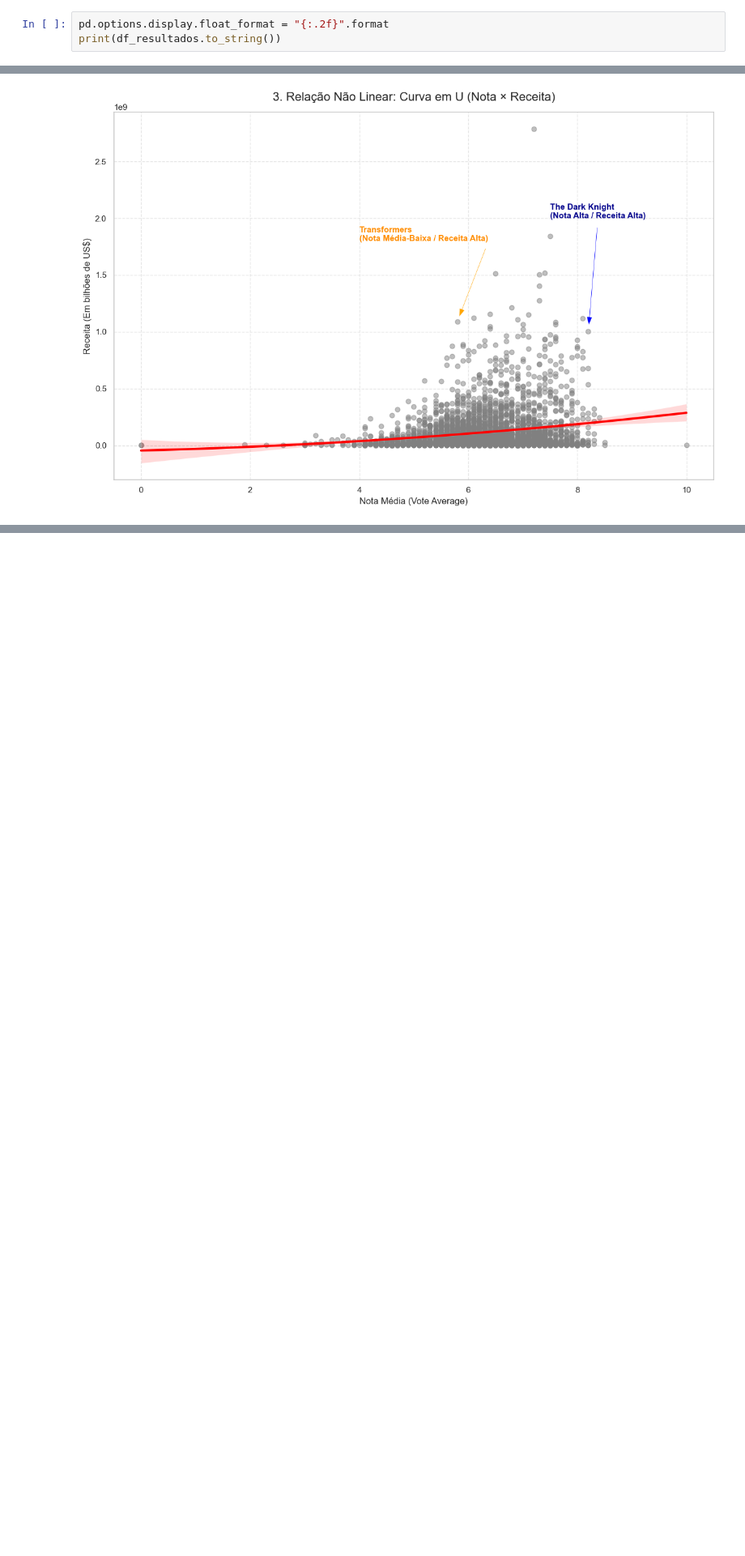
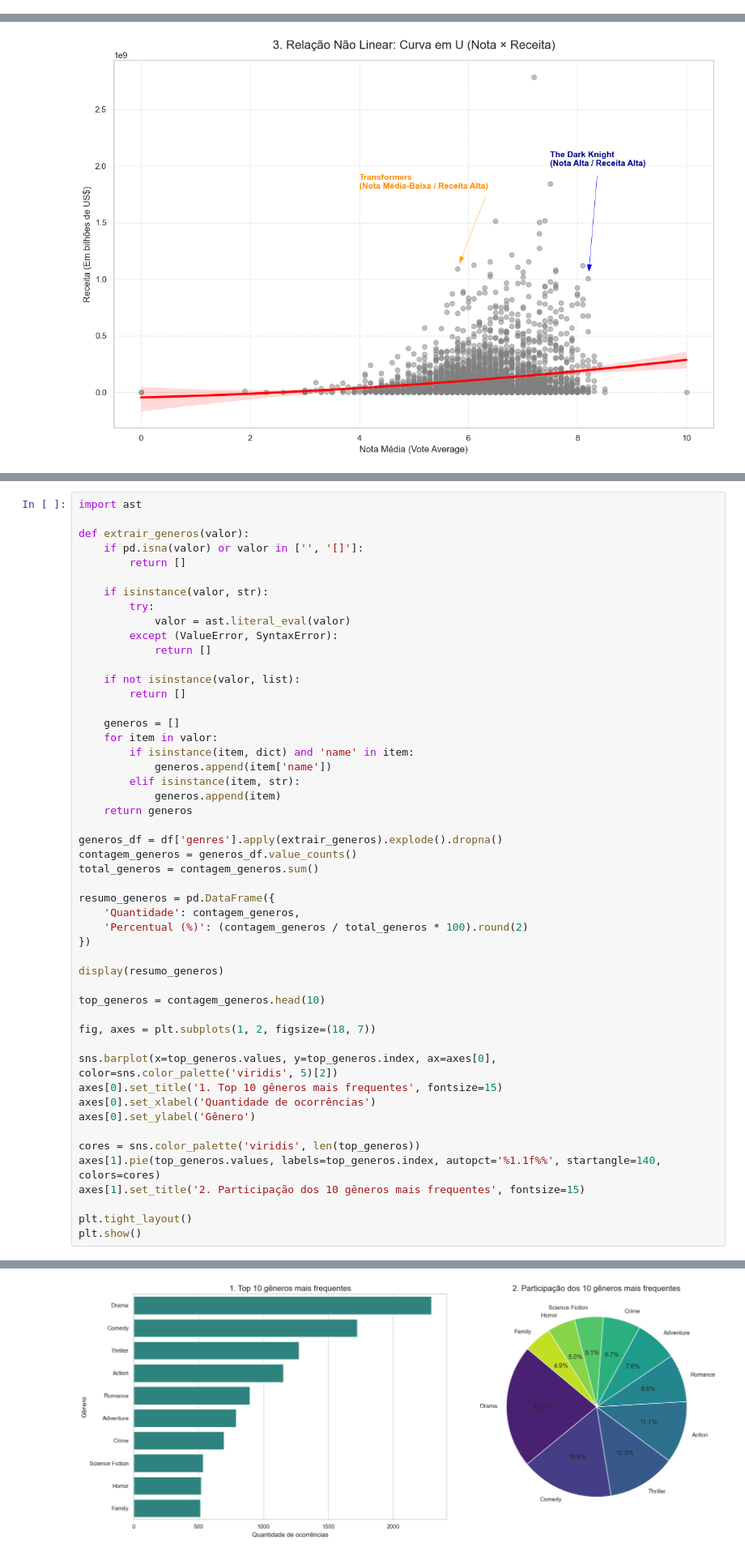
Before and after one commit to abrittaa/UNIFEI_DS, a Jupyter notebook: Trabalho_EAD/André_Abritta_Nogueira_2026013740.ipynb, the cells around one changed output, grey strips where cells are left out. Shown at 81% size. Saved outputs shown, nothing was run; the diff lists cells and outputs as text; blank space fills up the shorter version.

```diff
--- a/Trabalho_EAD/André_Abritta_Nogueira_2026013740.ipynb
+++ b/Trabalho_EAD/André_Abritta_Nogueira_2026013740.ipynb
@@ -216,3 +203,0 @@ Código para gerar tabela com esse CSV e ter boa visualização
-# %%
-pd.options.display.float_format = "{:.2f}".format
-print(df_resultados.to_string())
@@ -548,0 +527,51 @@ plt.show()
+# %%
+import ast
+
+def extrair_generos(valor):
+    if pd.isna(valor) or valor in ['', '[]']:
+        return []
+
+    if isinstance(valor, str):
+        try:
+            valor = ast.literal_eval(valor)
+        except (ValueError, SyntaxError):
+            return []
+
+    if not isinstance(valor, list):
+        return []
+
+    generos = []
+    for item in valor:
+        if isinstance(item, dict) and 'name' in item:
+            generos.append(item['name'])
+        elif isinstance(item, str):
+            generos.append(item)
+    return generos
+
+generos_df = df['genres'].apply(extrair_generos).explode().dropna()
+contagem_generos = generos_df.value_counts()
+total_generos = contagem_generos.sum()
+
+resumo_generos = pd.DataFrame({
+    'Quantidade': contagem_generos,
+    'Percentual (%)': (contagem_generos / total_generos * 100).round(2)
+})
+
+display(resumo_generos)
+
+top_generos = contagem_generos.head(10)
+
+fig, axes = plt.subplots(1, 2, figsize=(18, 7))
+
+sns.barplot(x=top_generos.values, y=top_generos.index, ax=axes[0], color=sns.color_palette('viridis', 5)[2])
+axes[0].set_title('1. Top 10 gêneros mais frequentes', fontsize=15)
+axes[0].set_xlabel('Quantidade de ocorrências')
+axes[0].set_ylabel('Gênero')
+
+cores = sns.color_palette('viridis', len(top_generos))
+axes[1].pie(top_generos.values, labels=top_generos.index, autopct='%1.1f%%', startangle=140, colors=cores)
+axes[1].set_title('2. Participação dos 10 gêneros mais frequentes', fontsize=15)
+
+plt.tight_layout()
+plt.show()
+# %% [output]
@@ -548,0 +596 @@ plt.show()
+[figure, added]
```
Also changed, not shown: parts of 14 cells of this notebook.
